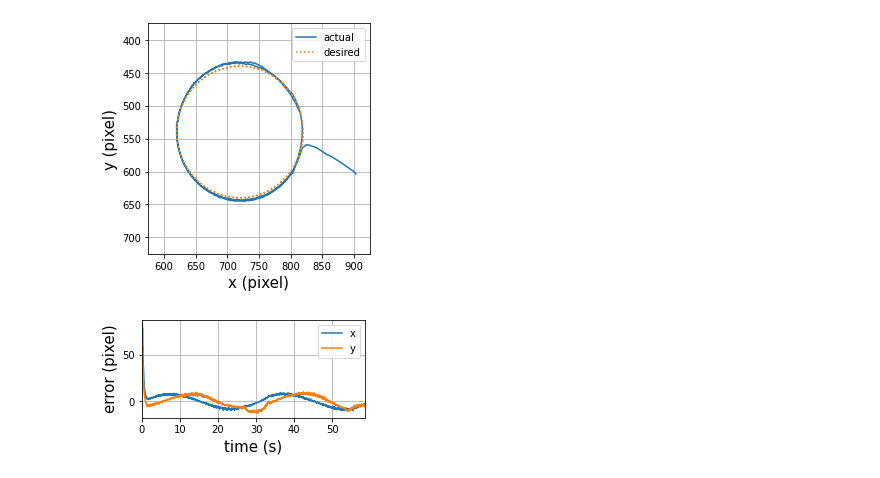
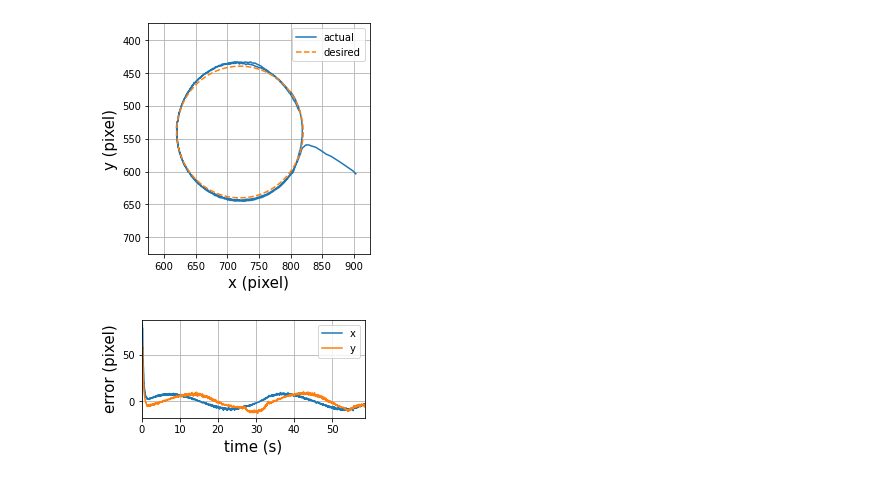
Before and after one commit to yanseim/Vision-Based-Control, a Jupyter notebook: ws_icra2022/src/my_pkg/ur5_eye2hand/hololens2_adaptive_circle/plot.ipynb, the cells around one changed output. Saved outputs shown, nothing was run; the diff lists cells and outputs as text; code cells hidden in the pictures.

Commit message:
Add Plot notebook to draw plots of simulation1

```diff
--- a/ws_icra2022/src/my_pkg/ur5_eye2hand/hololens2_adaptive_circle/plot.ipynb
+++ b/ws_icra2022/src/my_pkg/ur5_eye2hand/hololens2_adaptive_circle/plot.ipynb
@@ -34,27 +34,30 @@ dx = np.array([[720],[540]])
 # %%
 # vision space position
 # fig = plt.figure()
 label_font = {'size': 15}
 tick_size = 10
 legend_size = 10
 plt.figure(figsize=(4, 4))
 plt.plot(log_x_array[:,0], log_x_array[:,1], label = 'actual')
-plt.plot(log_dx[:, 0], log_dx[:, 1], ":", label = 'desired')
+# plt.plot(log_dx[:, 0], log_dx[:, 1], ":", label = 'desired')
+circle_x = np.cos(np.deg2rad(range(0, 360))) * 100 + 720
+circle_y = np.sin(np.deg2rad(range(0, 360))) * 100 + 540
+plt.plot(circle_x, circle_y, "--", label = 'desired')
 plt.legend(fontsize = legend_size)
 # plt.title('vision space trajectory')
 plt.xlabel('x (pixel)', fontdict=label_font)
 plt.ylabel('y (pixel)', fontdict=label_font)
 plt.xticks(fontsize = tick_size)
 plt.yticks(fontsize = tick_size)
 plt.xlim([575, 925])
 plt.ylim([725, 375])
 plt.grid()
 plt.tight_layout()
 plt.savefig('expr2_position.jpg', bbox_inches = 'tight', dpi = 300, pad_inches=0.015)
 plt.savefig('expr2_position.pdf', bbox_inches = 'tight', pad_inches = 0.015)
 # plt.savefig('expr2_position.pdf')
 # %% [output]
-[figure, old version]
+[figure, new version]
 # %%
 # vision space position verse time
 # int_err_figsize = (8, 3.7)
```
Also changed, not shown: parts of 1 cell of this notebook, 29 other files.
